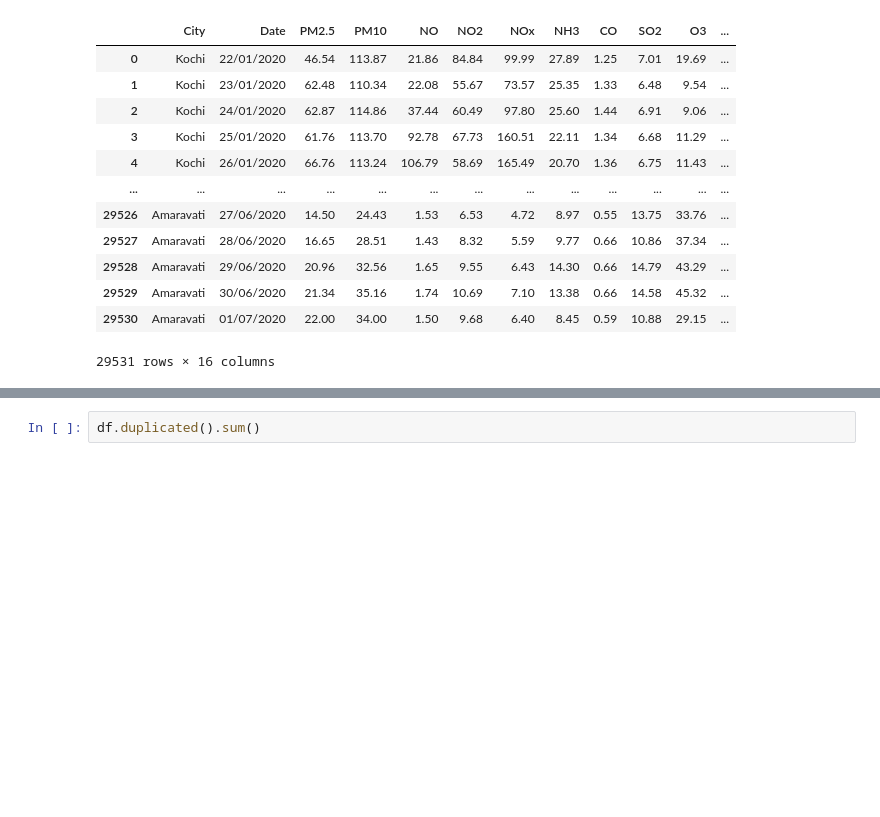
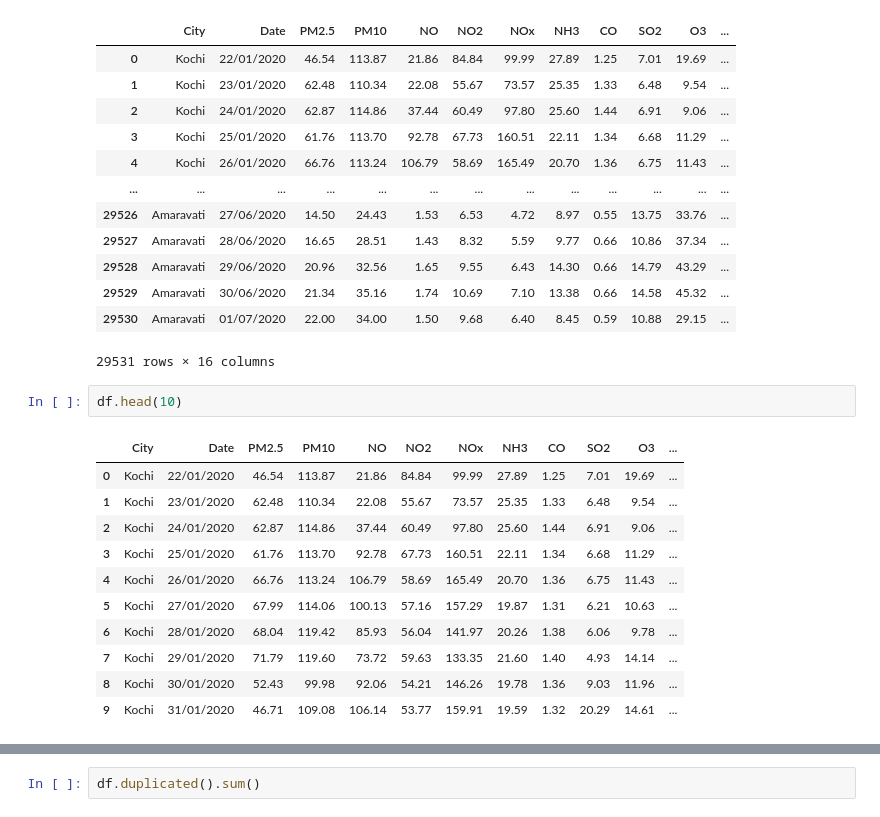
Before and after one commit to nawazullakhankayani-cadiff/St20329043_CMP7005_PRAC1.ipynb, a Jupyter notebook: St20329043_CMP7005_PRAC1.ipynb, the cells around one changed output, grey strips where cells are left out. Drawn from its saved outputs; the diff is of its cells as text; blank space fills up the shorter version.

```diff
--- a/St20329043_CMP7005_PRAC1.ipynb
+++ b/St20329043_CMP7005_PRAC1.ipynb
@@ -59,3 +101,17 @@ df
 | 29529 | Amaravati | 30/06/2020 | 21.34 | 35.16 | 1.74 | 10.69 | 7.10 | 13.38 | 0.66 | 14.58 | 45.32 | ... |
 | 29530 | Amaravati | 01/07/2020 | 22.00 | 34.00 | 1.50 | 9.68 | 6.40 | 8.45 | 0.59 | 10.88 | 29.15 | ... |
 29531 rows × 16 columns
+# %%
+df.head(10)
+# %% [output]
+|  | City | Date | PM2.5 | PM10 | NO | NO2 | NOx | NH3 | CO | SO2 | O3 | ... |
+| 0 | Kochi | 22/01/2020 | 46.54 | 113.87 | 21.86 | 84.84 | 99.99 | 27.89 | 1.25 | 7.01 | 19.69 | ... |
+| 1 | Kochi | 23/01/2020 | 62.48 | 110.34 | 22.08 | 55.67 | 73.57 | 25.35 | 1.33 | 6.48 | 9.54 | ... |
+| 2 | Kochi | 24/01/2020 | 62.87 | 114.86 | 37.44 | 60.49 | 97.80 | 25.60 | 1.44 | 6.91 | 9.06 | ... |
+| 3 | Kochi | 25/01/2020 | 61.76 | 113.70 | 92.78 | 67.73 | 160.51 | 22.11 | 1.34 | 6.68 | 11.29 | ... |
+| 4 | Kochi | 26/01/2020 | 66.76 | 113.24 | 106.79 | 58.69 | 165.49 | 20.70 | 1.36 | 6.75 | 11.43 | ... |
+| 5 | Kochi | 27/01/2020 | 67.99 | 114.06 | 100.13 | 57.16 | 157.29 | 19.87 | 1.31 | 6.21 | 10.63 | ... |
+| 6 | Kochi | 28/01/2020 | 68.04 | 119.42 | 85.93 | 56.04 | 141.97 | 20.26 | 1.38 | 6.06 | 9.78 | ... |
+| 7 | Kochi | 29/01/2020 | 71.79 | 119.60 | 73.72 | 59.63 | 133.35 | 21.60 | 1.40 | 4.93 | 14.14 | ... |
+| 8 | Kochi | 30/01/2020 | 52.43 | 99.98 | 92.06 | 54.21 | 146.26 | 19.78 | 1.36 | 9.03 | 11.96 | ... |
+| 9 | Kochi | 31/01/2020 | 46.71 | 109.08 | 106.14 | 53.77 | 159.91 | 19.59 | 1.32 | 20.29 | 14.61 | ... |
```
Also changed, not shown: parts of 10 cells of this notebook.
